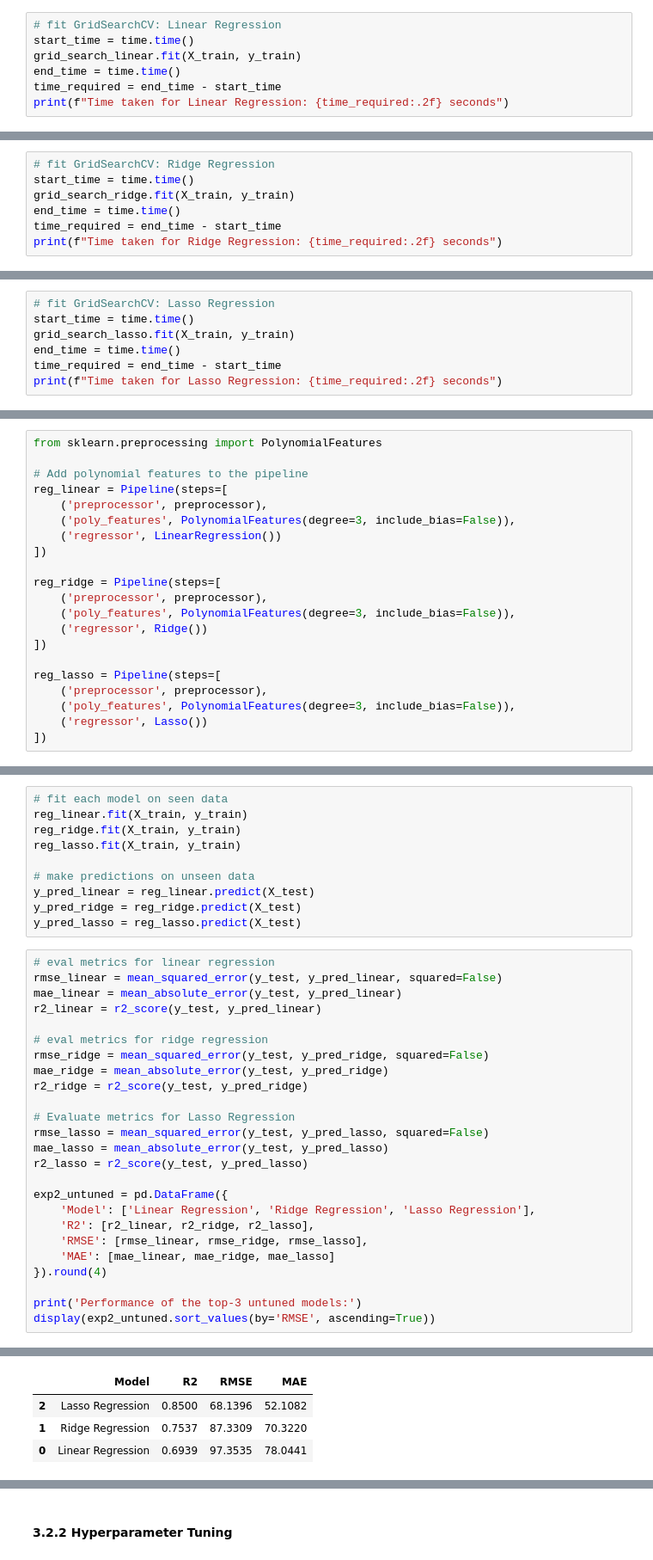
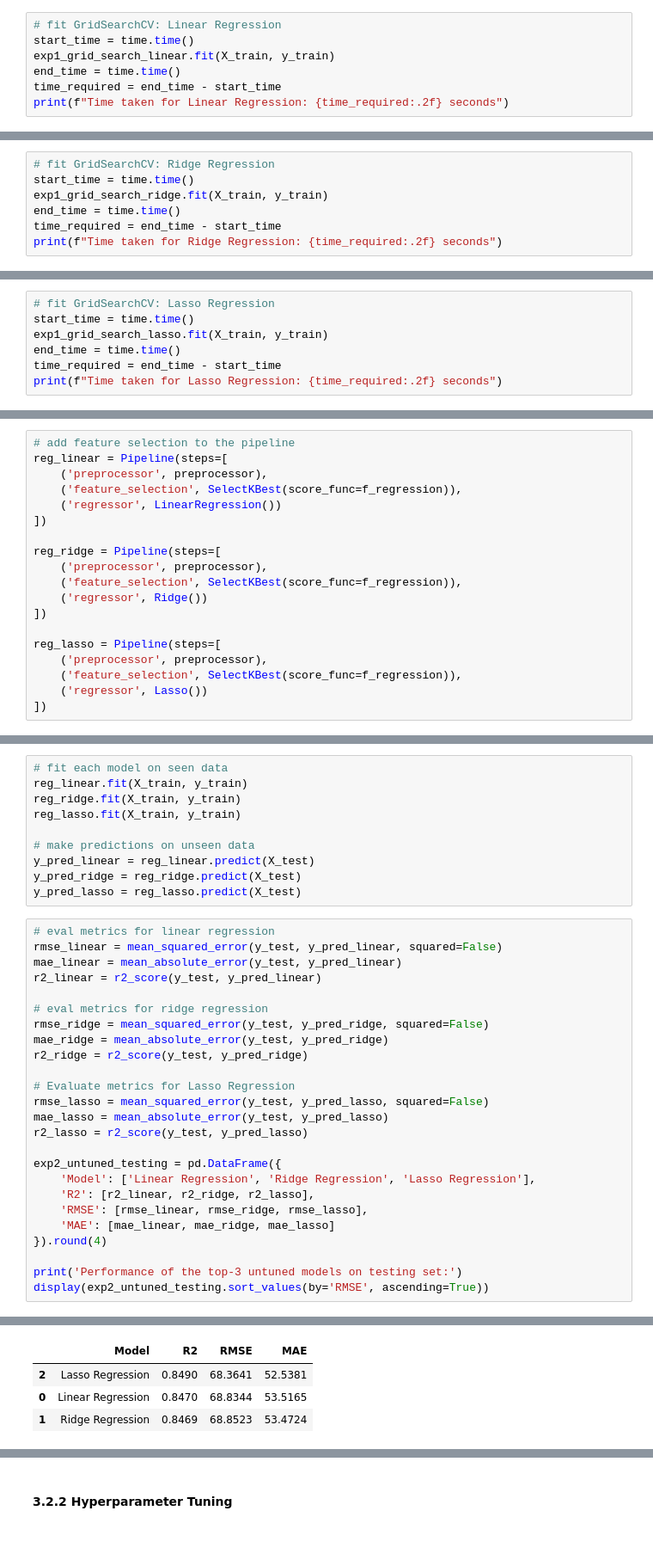
Before and after one commit to LingAdeu/dynamic-pricing-model, a Jupyter notebook: notebook/notebook.ipynb, the cells around one changed output, grey strips where cells are left out. Shown at 86% size. Drawn from its saved outputs; the diff is of its cells as text.

```diff
--- a/notebook/notebook.ipynb
+++ b/notebook/notebook.ipynb
@@ -638,7 +684,7 @@ grid_search_lasso = GridSearchCV(
 # %%
 # fit GridSearchCV: Linear Regression
 start_time = time.time()
-grid_search_linear.fit(X_train, y_train)
+exp1_grid_search_linear.fit(X_train, y_train)
 end_time = time.time()
 time_required = end_time - start_time
 print(f"Time taken for Linear Regression: {time_required:.2f} seconds")
@@ -647,7 +693,7 @@ Time taken for Linear Regression: 0.09 seconds
 # %%
 # fit GridSearchCV: Ridge Regression
 start_time = time.time()
-grid_search_ridge.fit(X_train, y_train)
+exp1_grid_search_ridge.fit(X_train, y_train)
 end_time = time.time()
 time_required = end_time - start_time
 print(f"Time taken for Ridge Regression: {time_required:.2f} seconds")
@@ -656,7 +702,7 @@ Time taken for Ridge Regression: 0.37 seconds
 # %%
 # fit GridSearchCV: Lasso Regression
 start_time = time.time()
-grid_search_lasso.fit(X_train, y_train)
+exp1_grid_search_lasso.fit(X_train, y_train)
 end_time = time.time()
 time_required = end_time - start_time
 print(f"Time taken for Lasso Regression: {time_required:.2f} seconds")
@@ -767,23 +837,21 @@ Evaluation metrics on test set:
 # %% [markdown]
 #### **3.2.1 Model Building**
 # %%
-from sklearn.preprocessing import PolynomialFeatures
-
-# Add polynomial features to the pipeline
+# add feature selection to the pipeline
 reg_linear = Pipeline(steps=[
     ('preprocessor', preprocessor),
-    ('poly_features', PolynomialFeatures(degree=3, include_bias=False)),
+    ('feature_selection', SelectKBest(score_func=f_regression)),
     ('regressor', LinearRegression())
 ])
 
 reg_ridge = Pipeline(steps=[
     ('preprocessor', preprocessor),
-    ('poly_features', PolynomialFeatures(degree=3, include_bias=False)),
+    ('feature_selection', SelectKBest(score_func=f_regression)),
     ('regressor', Ridge())
 ])
 
 reg_lasso = Pipeline(steps=[
     ('preprocessor', preprocessor),
-    ('poly_features', PolynomialFeatures(degree=3, include_bias=False)),
+    ('feature_selection', SelectKBest(score_func=f_regression)),
     ('regressor', Lasso())
 ])
@@ -813,13 +883,13 @@ rmse_lasso = mean_squared_error(y_test, y_pred_lasso, squared=False)
 mae_lasso = mean_absolute_error(y_test, y_pred_lasso)
 r2_lasso = r2_score(y_test, y_pred_lasso)
 
-exp2_untuned = pd.DataFrame({
+exp2_untuned_testing = pd.DataFrame({
     'Model': ['Linear Regression', 'Ridge Regression', 'Lasso Regression'],
     'R2': [r2_linear, r2_ridge, r2_lasso],
     'RMSE': [rmse_linear, rmse_ridge, rmse_lasso],
     'MAE': [mae_linear, mae_ridge, mae_lasso]
 }).round(4)
 
-print('Performance of the top-3 untuned models:')
-display(exp2_untuned.sort_values(by='RMSE', ascending=True))
+print('Performance of the top-3 untuned models on testing set:')
+display(exp2_untuned_testing.sort_values(by='RMSE', ascending=True))
 # %% [output]
@@ -827,4 +897,4 @@ Performance of the top-3 untuned models:
 |  | Model | R2 | RMSE | MAE |
-| 2 | Lasso Regression | 0.8500 | 68.1396 | 52.1082 |
-| 1 | Ridge Regression | 0.7537 | 87.3309 | 70.3220 |
-| 0 | Linear Regression | 0.6939 | 97.3535 | 78.0441 |
+| 2 | Lasso Regression | 0.8490 | 68.3641 | 52.5381 |
+| 0 | Linear Regression | 0.8470 | 68.8344 | 53.5165 |
+| 1 | Ridge Regression | 0.8469 | 68.8523 | 53.4724 |
```
Also changed, not shown: parts of 93 cells of this notebook, 5 other files.
